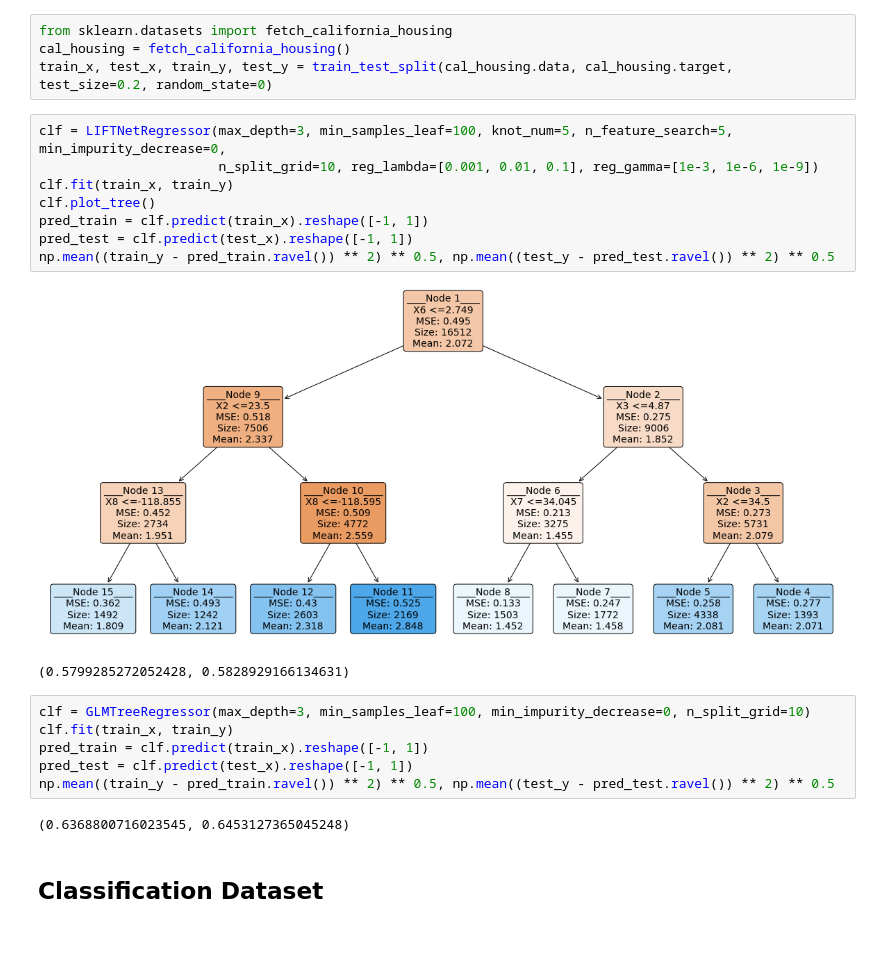
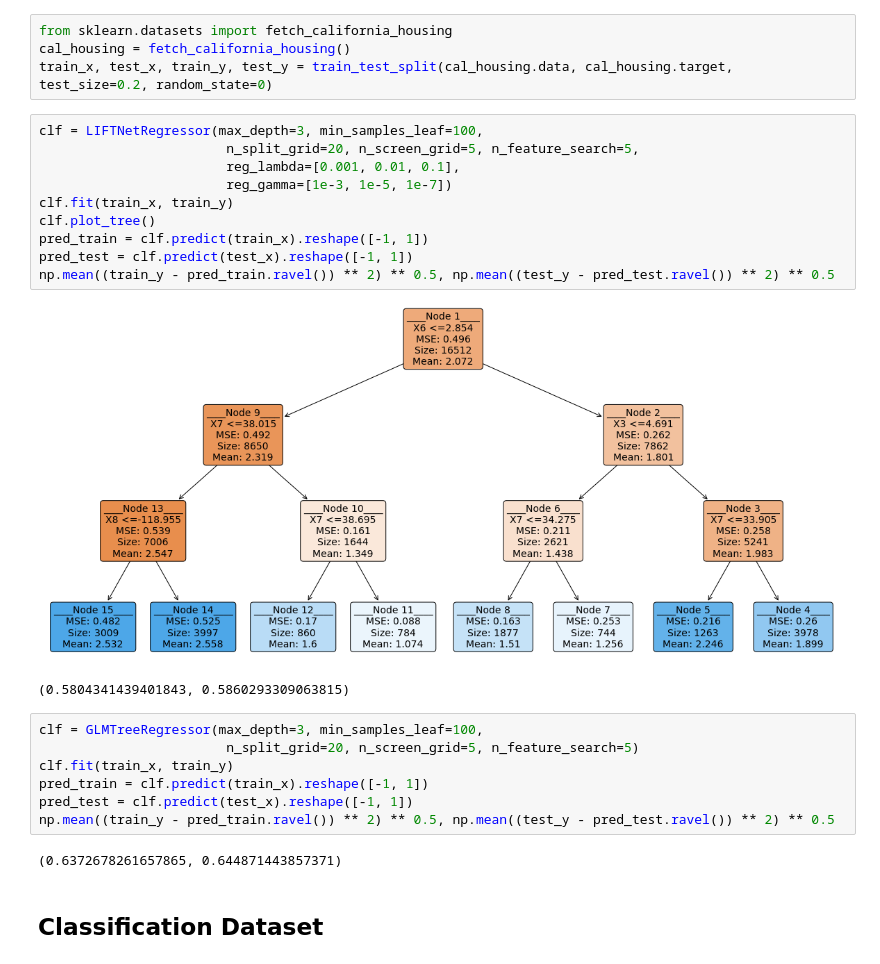
Before and after one commit to ZebinYang/SIMTree, a Jupyter notebook: examples/demo.ipynb, the cells around one changed output. Saved outputs shown, nothing was run; the diff lists cells and outputs as text.

```diff
--- a/examples/demo.ipynb
+++ b/examples/demo.ipynb
@@ -13,24 +13,27 @@ from sklearn.datasets import fetch_california_housing
 cal_housing = fetch_california_housing()
 train_x, test_x, train_y, test_y = train_test_split(cal_housing.data, cal_housing.target, test_size=0.2, random_state=0)
 # %%
-clf = LIFTNetRegressor(max_depth=3, min_samples_leaf=100, knot_num=5, n_feature_search=5, min_impurity_decrease=0,
-                       n_split_grid=10, reg_lambda=[0.001, 0.01, 0.1], reg_gamma=[1e-3, 1e-6, 1e-9])
+clf = LIFTNetRegressor(max_depth=3, min_samples_leaf=100,
+                        n_split_grid=20, n_screen_grid=5, n_feature_search=5,
+                        reg_lambda=[0.001, 0.01, 0.1],
+                        reg_gamma=[1e-3, 1e-5, 1e-7])
 clf.fit(train_x, train_y)
 clf.plot_tree()
 pred_train = clf.predict(train_x).reshape([-1, 1])
 pred_test = clf.predict(test_x).reshape([-1, 1])
 np.mean((train_y - pred_train.ravel()) ** 2) ** 0.5, np.mean((test_y - pred_test.ravel()) ** 2) ** 0.5
 # %% [output]
-[figure, old version]
+[figure, new version]
-(0.5799285272052428, 0.5828929166134631)
+(0.5804341439401843, 0.5860293309063815)
 # %%
-clf = GLMTreeRegressor(max_depth=3, min_samples_leaf=100, min_impurity_decrease=0, n_split_grid=10)
+clf = GLMTreeRegressor(max_depth=3, min_samples_leaf=100,
+                        n_split_grid=20, n_screen_grid=5, n_feature_search=5)
 clf.fit(train_x, train_y)
 pred_train = clf.predict(train_x).reshape([-1, 1])
 pred_test = clf.predict(test_x).reshape([-1, 1])
 np.mean((train_y - pred_train.ravel()) ** 2) ** 0.5, np.mean((test_y - pred_test.ravel()) ** 2) ** 0.5
 # %% [output]
-(0.6368800716023545, 0.6453127365045248)
+(0.6372678261657865, 0.644871443857371)
 # %% [markdown]
 ## Classification Dataset
 # %%
```
Also changed, not shown: parts of 2 cells of this notebook, 2 other files.
